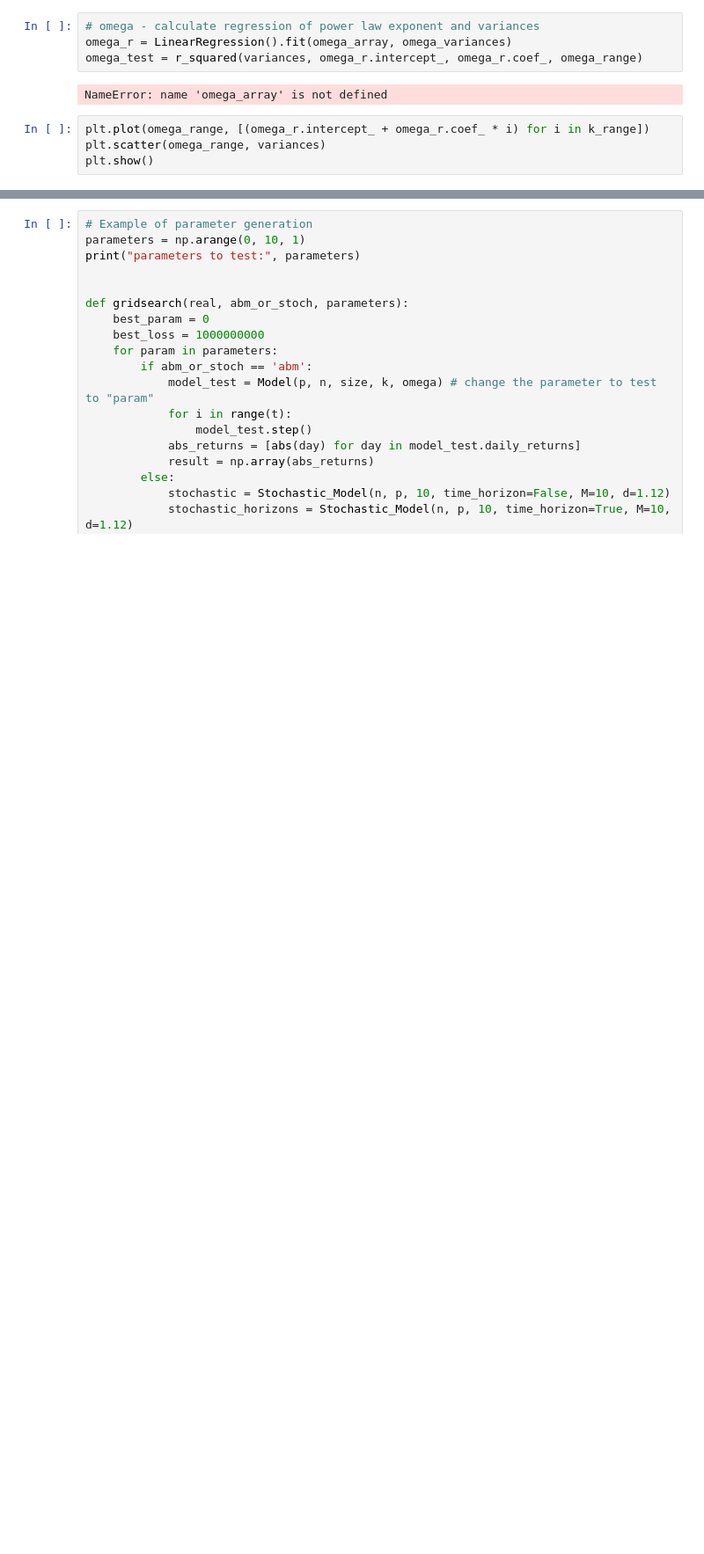
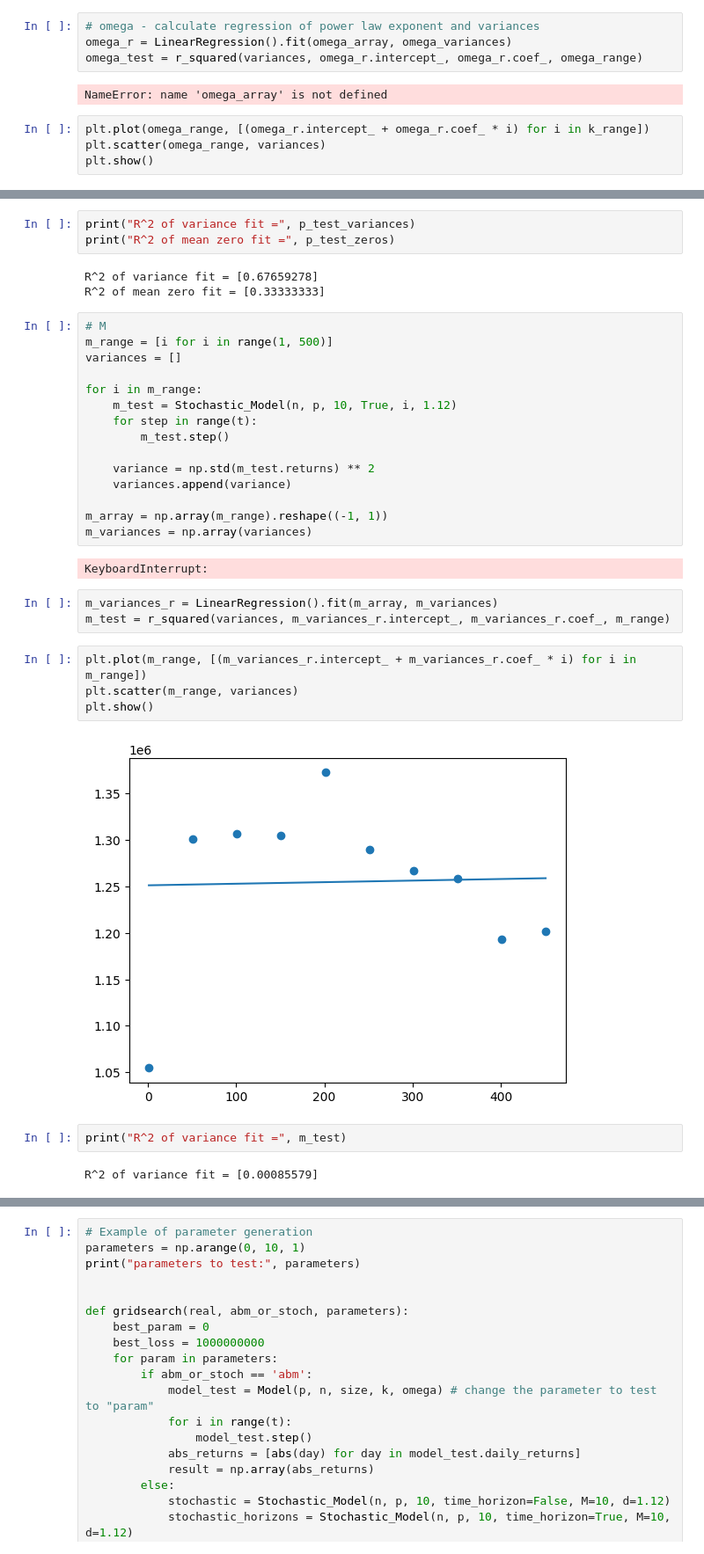
Before and after one commit to ymakoni/PCS_Financial_Market_ABM, a Jupyter notebook: main.ipynb, the cells around one changed output, grey strips where cells are left out. Shown: that part at 88% size. Drawn from its saved outputs; the diff is of its cells as text; blank space fills up the shorter version.

```diff
--- a/main.ipynb
+++ b/main.ipynb
@@ -497,0 +499,36 @@ plt.show()
+# %%
+print("R^2 of variance fit =", p_test_variances)
+print("R^2 of mean zero fit =", p_test_zeros)
+# %% [output]
+R^2 of variance fit = [0.67659278]
+R^2 of mean zero fit = [0.33333333]
+# %%
+# M
+m_range = [i for i in range(1, 500)]
+variances = []
+
+for i in m_range:
+    m_test = Stochastic_Model(n, p, 10, True, i, 1.12)
+    for step in range(t):
+        m_test.step()
+
+    variance = np.std(m_test.returns) ** 2
+    variances.append(variance)
+
+m_array = np.array(m_range).reshape((-1, 1))
+m_variances = np.array(variances)
+# %% [output]
+KeyboardInterrupt:
+# %%
+m_variances_r = LinearRegression().fit(m_array, m_variances)
+m_test = r_squared(variances, m_variances_r.intercept_, m_variances_r.coef_, m_range)
+# %%
+plt.plot(m_range, [(m_variances_r.intercept_ + m_variances_r.coef_ * i) for i in m_range])
+plt.scatter(m_range, variances)
+plt.show()
+# %% [output]
+[figure, added]
+# %%
+print("R^2 of variance fit =", m_test)
+# %% [output]
+R^2 of variance fit = [0.00085579]
```
Also changed, not shown: parts of 4 cells of this notebook.
